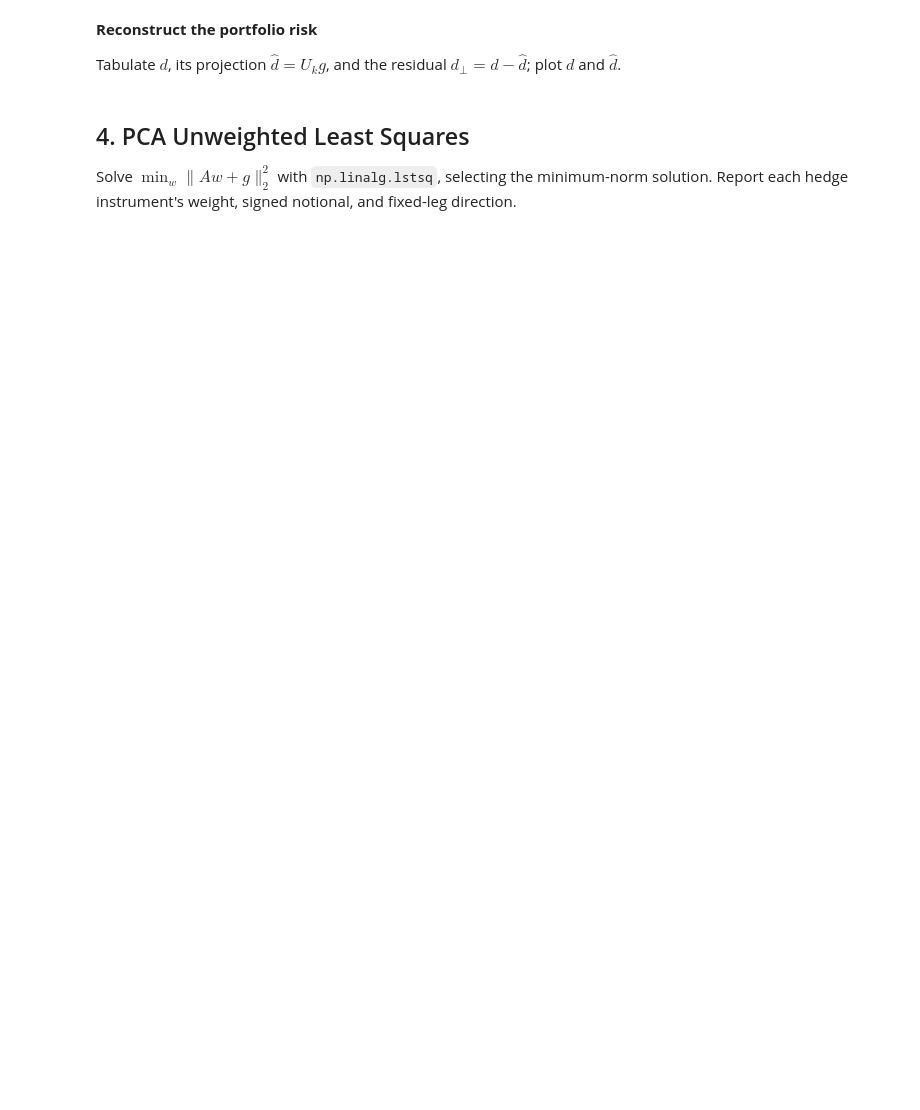
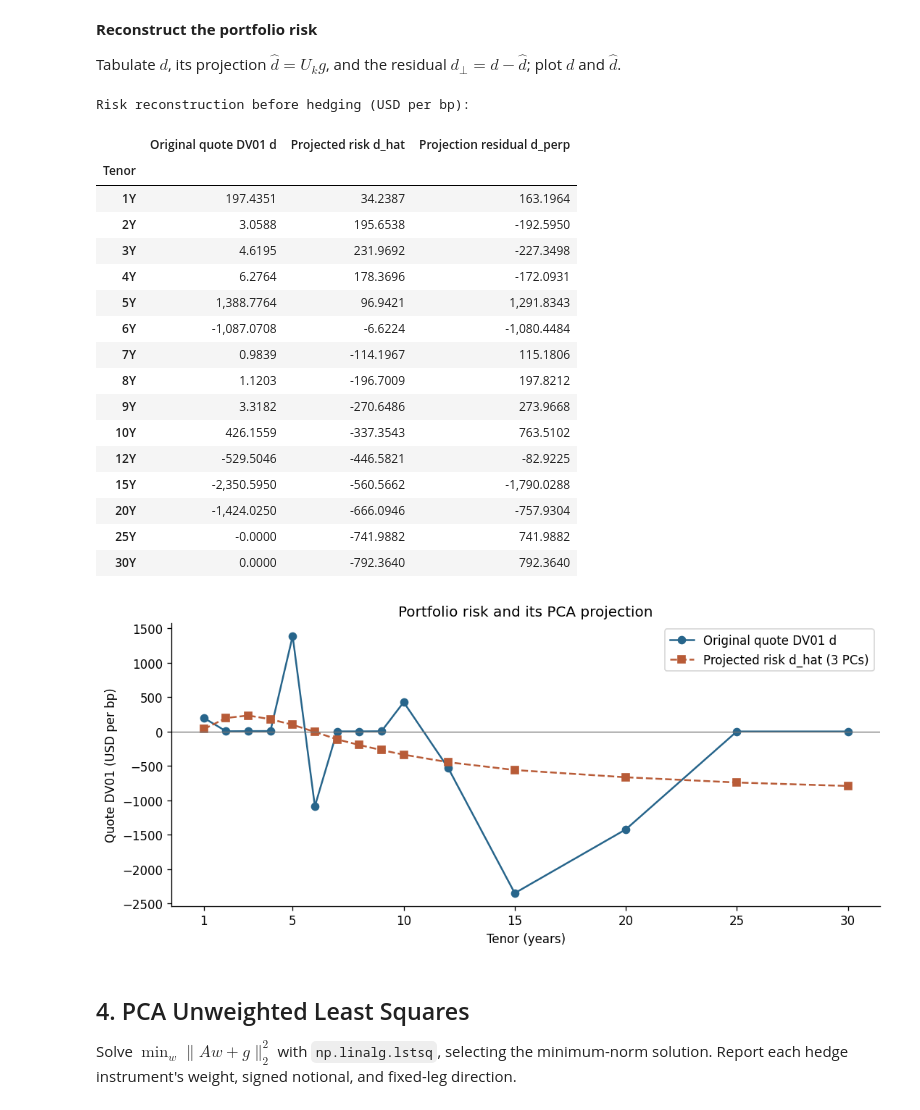
Before and after one commit to DarshitSarda/FRE-GY-9743-Assignments-9, a Jupyter notebook: Assignment9.ipynb, the cells around one changed output. Saved outputs shown, nothing was run; the diff lists cells and outputs as text; code cells hidden in the pictures; blank space fills up the shorter version.

```diff
--- a/Assignment9.ipynb
+++ b/Assignment9.ipynb
@@ -300,7 +423,10 @@ plt.show()
 Calculate and report $g=U_k^Td$ and $A=U_k^TH$, keeping the original quote-tenor order aligned.
 # %%
 # TODO 5: Calculate portfolio PC exposures g and hedge PC exposures A.
-raise NotImplementedError("TODO 5: project quote risks into PC space.")
+# A move of one unit along PC j shifts the quotes by U_k[:, j] bp, so the P&L per unit PC
+# is the quote DV01 dotted with that loading.
+g = U_k.T @ d          # (k,)       portfolio
+A = U_k.T @ H          # (k, 13)    one column per hedge instrument
 
 portfolio_pc_risk = pd.DataFrame({
     "Portfolio exposure g": g,
@@ -321,25 +469,47 @@ display(hedge_pc_risk.style.format("{:,.6f}"))
 Tabulate $d$, its projection $\widehat d=U_kg$, and the residual $d_\perp=d-\widehat d$; plot $d$ and $\widehat d$.
 # %%
 # TODO 6: Calculate the projected risk d_hat and projection residual d_perp.
-raise NotImplementedError("TODO 6: reconstruct the portfolio risk.")
+# U_k has orthonormal columns, so U_k g is the orthogonal projection of d onto the retained PCs.
+d_hat = U_k @ g
+d_perp = d - d_hat
 
 risk_reconstruction = pd.DataFrame({
     "Original quote DV01 d": d,
     "Projected risk d_hat": d_hat,
     "Projection residual d_perp": d_perp,
 }, index=pd.Index(tenors, name="Tenor"))
 
 print("Risk reconstruction before hedging (USD per bp):")
 display(risk_reconstruction.style.format("{:,.4f}"))
 
 fig, ax = plt.subplots(figsize=(9, 4), constrained_layout=True)
 ax.plot(tenor_years, d, "o-", color="#27658b", label="Original quote DV01 d")
 ax.plot(tenor_years, d_hat, "s--", color="#b85b37", label=f"Projected risk d_hat ({k} PCs)")
 ax.axhline(0.0, color="#777777", linewidth=0.8)
 ax.set(xlabel="Tenor (years)", ylabel="Quote DV01 (USD per bp)",
        title="Portfolio risk and its PCA projection", xticks=[1, 5, 10, 15, 20, 25, 30])
 ax.legend()
 plt.show()
+# %% [output]
+Risk reconstruction before hedging (USD per bp):
+|  | Original quote DV01 d | Projected risk d_hat | Projection residual d_perp |
+| Tenor |  |  |  |
+| 1Y | 197.4351 | 34.2387 | 163.1964 |
+| 2Y | 3.0588 | 195.6538 | -192.5950 |
+| 3Y | 4.6195 | 231.9692 | -227.3498 |
+| 4Y | 6.2764 | 178.3696 | -172.0931 |
+| 5Y | 1,388.7764 | 96.9421 | 1,291.8343 |
+| 6Y | -1,087.0708 | -6.6224 | -1,080.4484 |
+| 7Y | 0.9839 | -114.1967 | 115.1806 |
+| 8Y | 1.1203 | -196.7009 | 197.8212 |
+| 9Y | 3.3182 | -270.6486 | 273.9668 |
+| 10Y | 426.1559 | -337.3543 | 763.5102 |
+| 12Y | -529.5046 | -446.5821 | -82.9225 |
+| 15Y | -2,350.5950 | -560.5662 | -1,790.0288 |
+| 20Y | -1,424.0250 | -666.0946 | -757.9304 |
+| 25Y | -0.0000 | -741.9882 | 741.9882 |
+| 30Y | 0.0000 | -792.3640 | 792.3640 |
+[figure, added]
 # %% [markdown]
 ## 4. PCA Unweighted Least Squares
 
```
Also changed, not shown: parts of 10 cells of this notebook.
